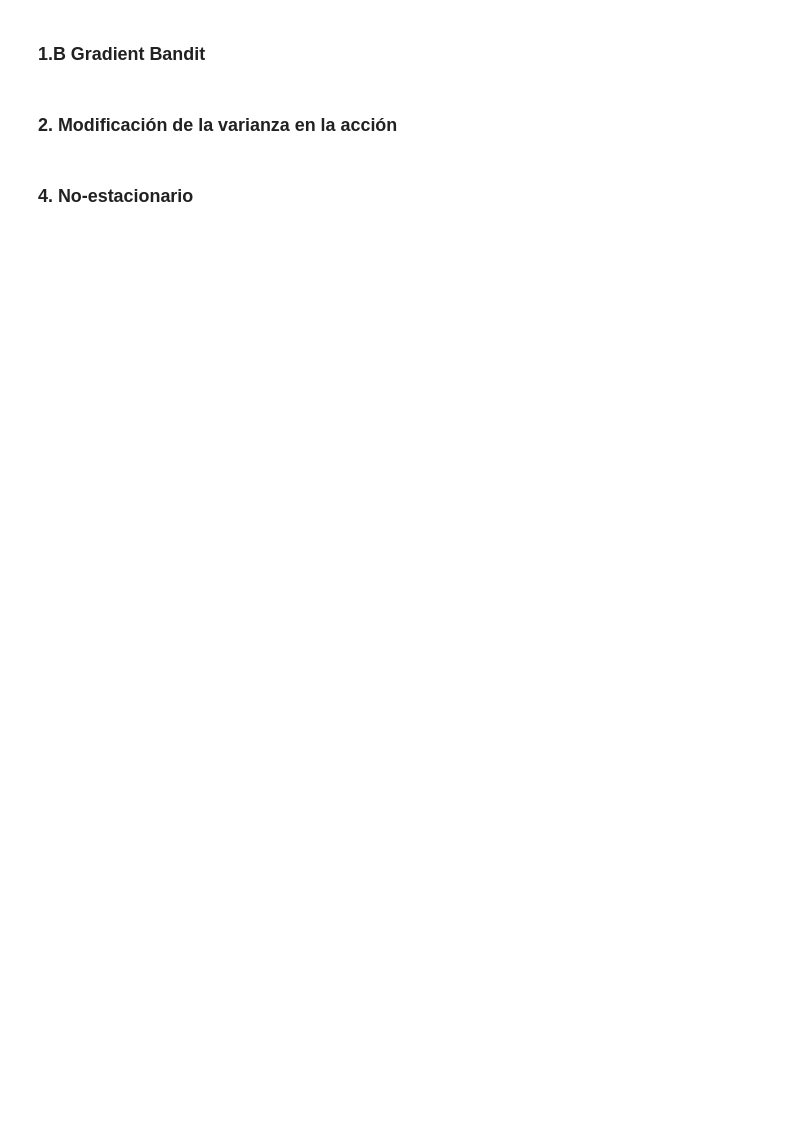
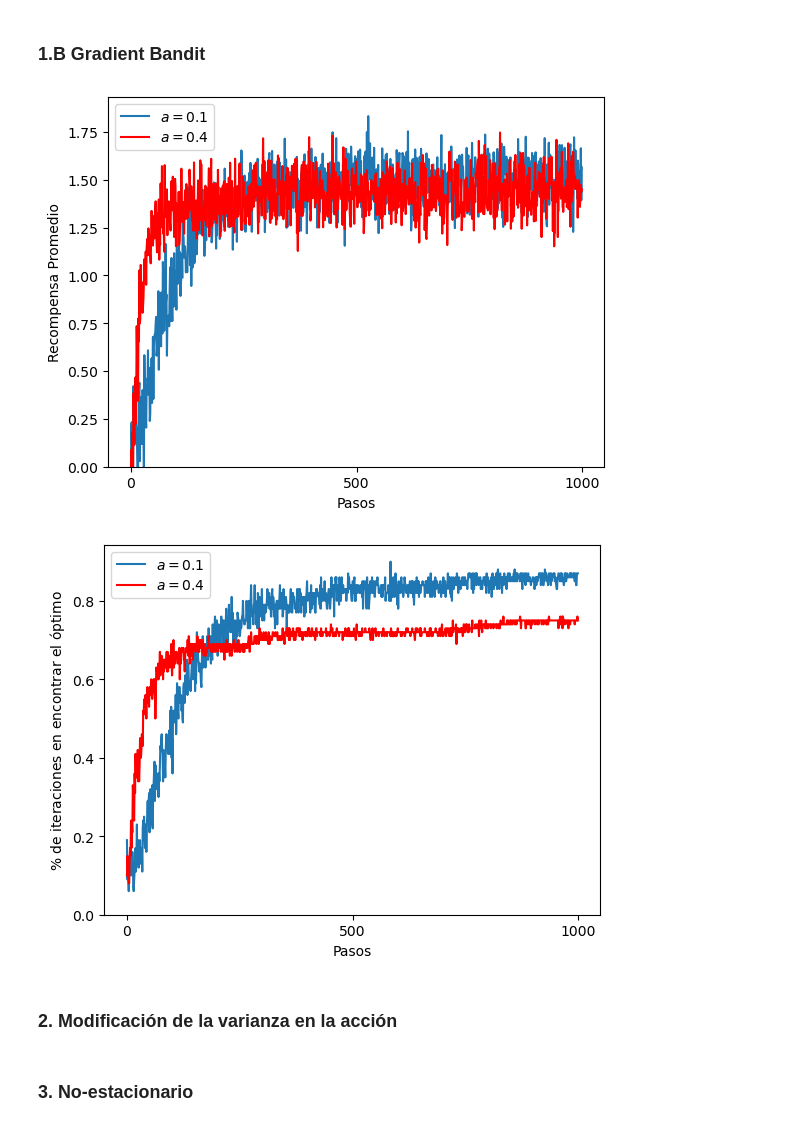
Before and after one commit to wilmarc/Reinforcement-Learning, a Jupyter notebook: hw1-wacg/Tarea1_wacg.ipynb, the cells around one changed output. Saved outputs shown, nothing was run; the diff lists cells and outputs as text; code cells hidden in the pictures; blank space fills up the shorter version.

```diff
--- a/hw1-wacg/Tarea1_wacg.ipynb
+++ b/hw1-wacg/Tarea1_wacg.ipynb
@@ -174,4 +236,52 @@ plt.show()
+# %%
+
+
+#definición de la lista de epsilon que se quiere evaluar
+alphas=[0.1,0.4]
+
+#Función para evaluar múltiples valores para alpha en la uimplementación de epsilon-greedy
+def eval_alp(alphas):
+        #arreglos vaciós en dónde se almacenará la información de las diferentes corridas
+    avg_r=np.zeros((steps,len(alphas)))
+    optimal_res=np.zeros((steps,len(alphas)))
+        #evalaución de las combinacioens de número de iteraciones y valor de alpha para la evaluación
+    for a in range(len(alphas)):
+        rewards,percent=gradient_bandit(alphas[a],n_bandits,steps,iter)
+        avg_r[:,a]=rewards
+        optimal_res[:,a]=percent
+    return avg_r,optimal_res
+
+
+steps_arr=np.arange(0,steps,dtype=int)
+avg_r,optimal_r=eval_alp(alphas)
+# %%
+#gráfica para la recompensa
+plt.figure()
+plt.plot(avg_r[:,0],label=f"$a=0.1$")
+plt.plot(avg_r[:,1],c="r",label=f"$a=0.4$")
+
+plt.xticks(range(0,steps+1,500))
+plt.xlabel("Pasos")
+plt.ylabel("Recompensa Promedio")
+plt.ylim(0)
+plt.legend()
+plt.show()
+
+#Gráfica para el % de iteraciones al óptimo
+plt.figure()
+plt.plot(optimal_r[:,0],label=f"$a=0.1$")
+plt.plot(optimal_r[:,1],c="r",label=f"$a=0.4$")
+
+plt.xticks(range(0,steps+1,500))
+plt.xlabel("Pasos")
+plt.ylabel("$\%$ de iteraciones en encontrar el óptimo")
+plt.ylim(0)
+plt.legend()
+plt.show()
+# %% [output]
+[figure, added]
+[figure, added]
 # %% [markdown]
 ### 2. Modificación de la varianza en la acción
 # %% [markdown]
-### 4. No-estacionario
+### 3. No-estacionario
```
Also changed, not shown: parts of 9 cells of this notebook.
